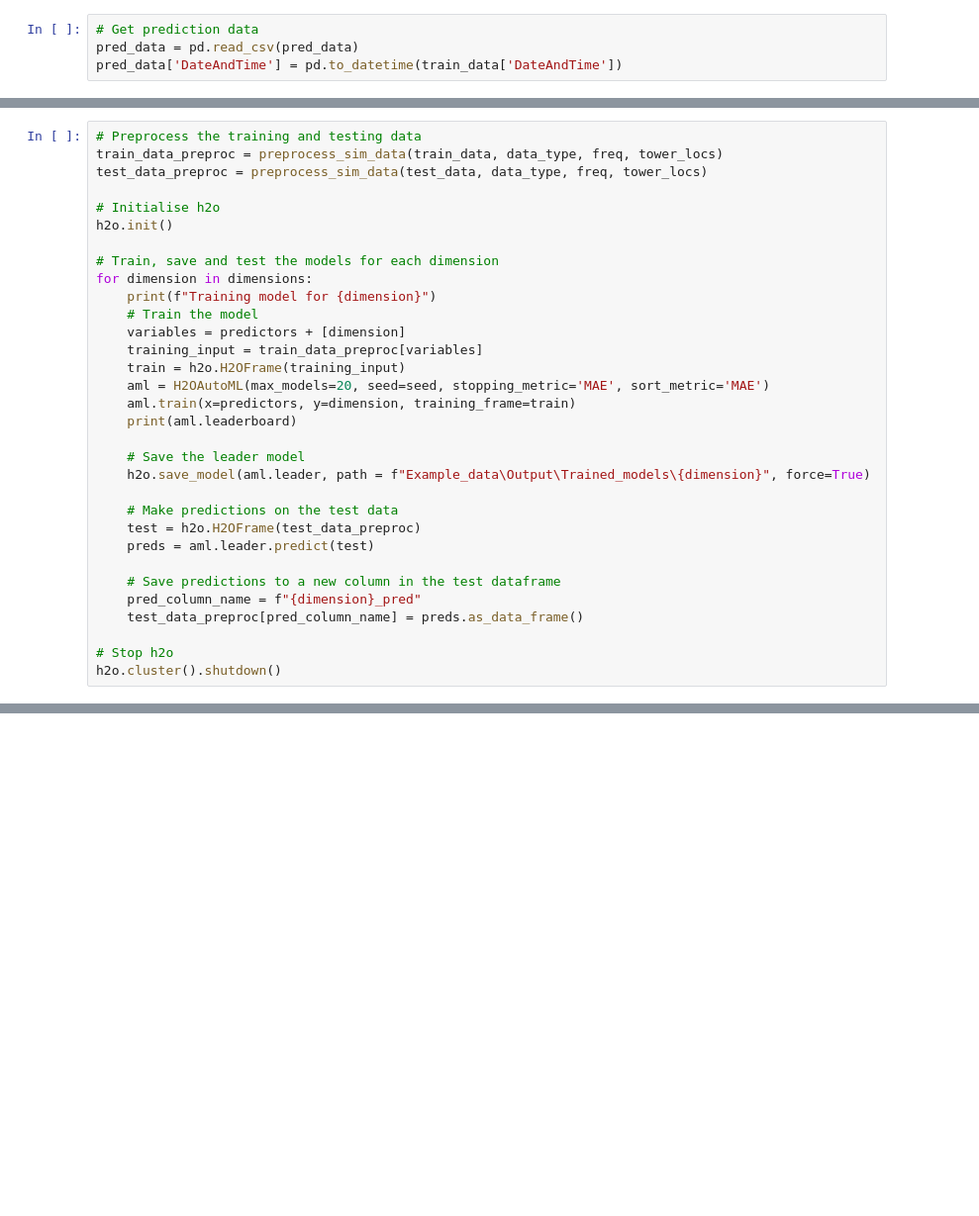
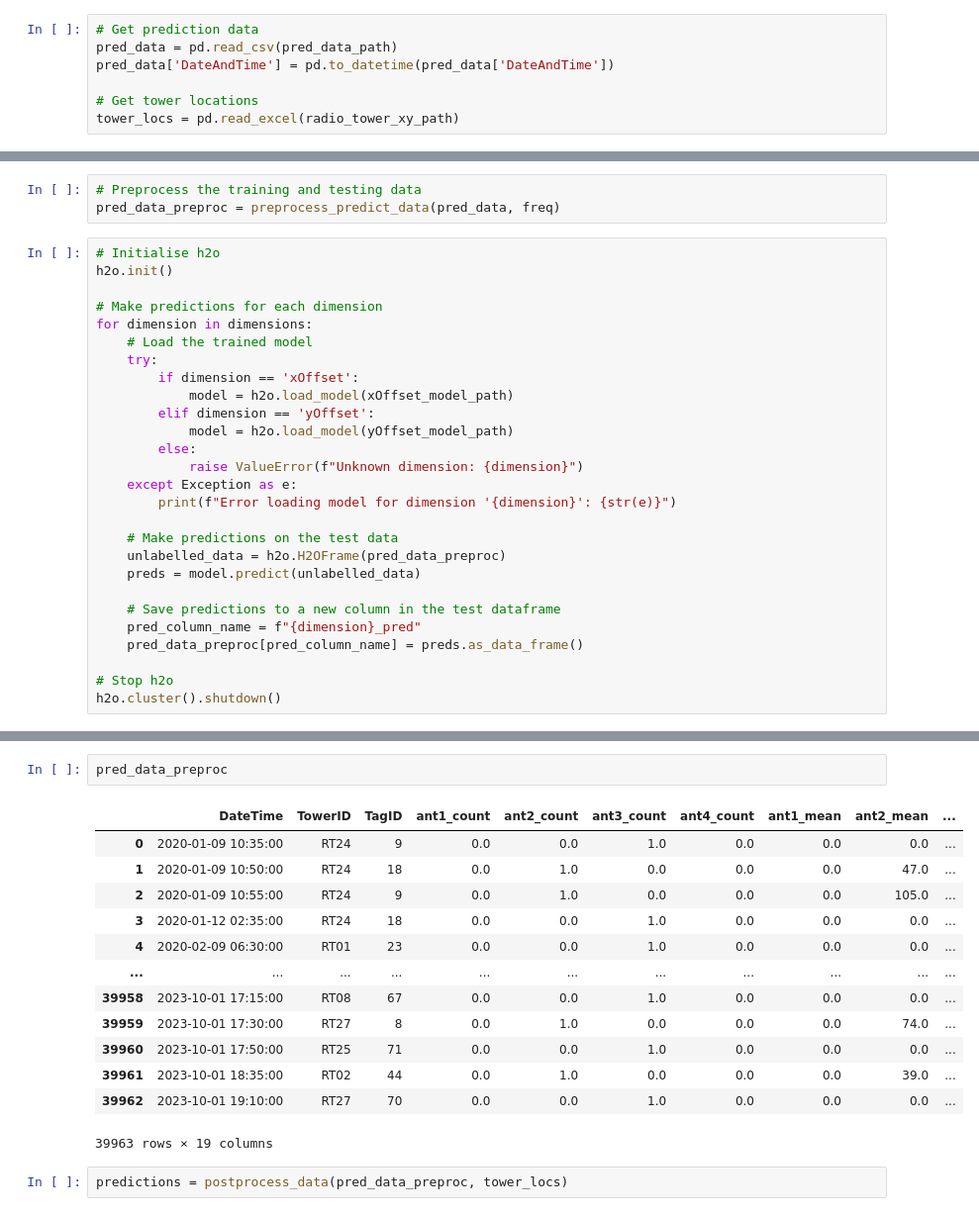
Before and after one commit to johnvanosta/ml4rt, a Jupyter notebook: predict.ipynb, the cells around one changed output, grey strips where cells are left out. Shown at 99% size. Saved outputs shown, nothing was run; the diff lists cells and outputs as text; blank space fills up the shorter version.

Commit message:
Working updates to predict.py

```diff
--- a/predict.ipynb
+++ b/predict.ipynb
@@ -28,5 +21,8 @@ dimensions = ['xOffset', 'yOffset']
 predictors = ['ant1_mean', 'ant2_mean', 'ant3_mean', 'ant4_mean', 'ant1_count', 'ant2_count', 'ant3_count', 'ant4_count', 'ant1_std', 'ant2_std', 'ant3_std', 'ant4_std', 'mean_std', 'total_count']
 # %%
 # Get prediction data
-pred_data = pd.read_csv(pred_data)
-pred_data['DateAndTime'] = pd.to_datetime(train_data['DateAndTime'])
+pred_data = pd.read_csv(pred_data_path)
+pred_data['DateAndTime'] = pd.to_datetime(pred_data['DateAndTime'])
+
+# Get tower locations
+tower_locs = pd.read_excel(radio_tower_xy_path)
@@ -33,32 +72,30 @@ pred_data['DateAndTime'] = pd.to_datetime(train_data['DateAndTime'])
+# %%
+# Preprocess the training and testing data
+pred_data_preproc = preprocess_predict_data(pred_data, freq)
 # %%
-# Preprocess the training and testing data
-train_data_preproc = preprocess_sim_data(train_data, data_type, freq, tower_locs)
-test_data_preproc = preprocess_sim_data(test_data, data_type, freq, tower_locs)
-
 # Initialise h2o
 h2o.init()
 
-# Train, save and test the models for each dimension
+# Make predictions for each dimension
 for dimension in dimensions:
-    print(f"Training model for {dimension}")
-    # Train the model
-    variables = predictors + [dimension]
-    training_input = train_data_preproc[variables]
-    train = h2o.H2OFrame(training_input)
-    aml = H2OAutoML(max_models=20, seed=seed, stopping_metric='MAE', sort_metric='MAE')
-    aml.train(x=predictors, y=dimension, training_frame=train)
-    print(aml.leaderboard)
-
-    # Save the leader model
-    h2o.save_model(aml.leader, path = f"Example_data\Output\Trained_models\{dimension}", force=True)
+    # Load the trained model
+    try:
+        if dimension == 'xOffset':
+            model = h2o.load_model(xOffset_model_path)
+        elif dimension == 'yOffset':
+            model = h2o.load_model(yOffset_model_path)
+        else:
+            raise ValueError(f"Unknown dimension: {dimension}")
+    except Exception as e:
+        print(f"Error loading model for dimension '{dimension}': {str(e)}")
 
     # Make predictions on the test data
-    test = h2o.H2OFrame(test_data_preproc)
-    preds = aml.leader.predict(test)
+    unlabelled_data = h2o.H2OFrame(pred_data_preproc)
+    preds = model.predict(unlabelled_data)
 
     # Save predictions to a new column in the test dataframe
     pred_column_name = f"{dimension}_pred"
-    test_data_preproc[pred_column_name] = preds.as_data_frame()
+    pred_data_preproc[pred_column_name] = preds.as_data_frame()
 
 # Stop h2o
 h2o.cluster().shutdown()
@@ -64,0 +132,18 @@ h2o.cluster().shutdown()
+# %%
+pred_data_preproc
+# %% [output]
+|  | DateTime | TowerID | TagID | ant1_count | ant2_count | ant3_count | ant4_count | ant1_mean | ant2_mean | ... |
+| 0 | 2020-01-09 10:35:00 | RT24 | 9 | 0.0 | 0.0 | 1.0 | 0.0 | 0.0 | 0.0 | ... |
+| 1 | 2020-01-09 10:50:00 | RT24 | 18 | 0.0 | 1.0 | 0.0 | 0.0 | 0.0 | 47.0 | ... |
+| 2 | 2020-01-09 10:55:00 | RT24 | 9 | 0.0 | 1.0 | 0.0 | 0.0 | 0.0 | 105.0 | ... |
+| 3 | 2020-01-12 02:35:00 | RT24 | 18 | 0.0 | 0.0 | 1.0 | 0.0 | 0.0 | 0.0 | ... |
+| 4 | 2020-02-09 06:30:00 | RT01 | 23 | 0.0 | 0.0 | 1.0 | 0.0 | 0.0 | 0.0 | ... |
+| ... | ... | ... | ... | ... | ... | ... | ... | ... | ... | ... |
+| 39958 | 2023-10-01 17:15:00 | RT08 | 67 | 0.0 | 0.0 | 1.0 | 0.0 | 0.0 | 0.0 | ... |
+| 39959 | 2023-10-01 17:30:00 | RT27 | 8 | 0.0 | 1.0 | 0.0 | 0.0 | 0.0 | 74.0 | ... |
+| 39960 | 2023-10-01 17:50:00 | RT25 | 71 | 0.0 | 0.0 | 1.0 | 0.0 | 0.0 | 0.0 | ... |
+| 39961 | 2023-10-01 18:35:00 | RT02 | 44 | 0.0 | 1.0 | 0.0 | 0.0 | 0.0 | 39.0 | ... |
+| 39962 | 2023-10-01 19:10:00 | RT27 | 70 | 0.0 | 0.0 | 1.0 | 0.0 | 0.0 | 0.0 | ... |
+39963 rows × 19 columns
+# %%
+predictions = postprocess_data(pred_data_preproc, tower_locs)
```
Also changed, not shown: parts of 11 cells of this notebook, 2 other files.
